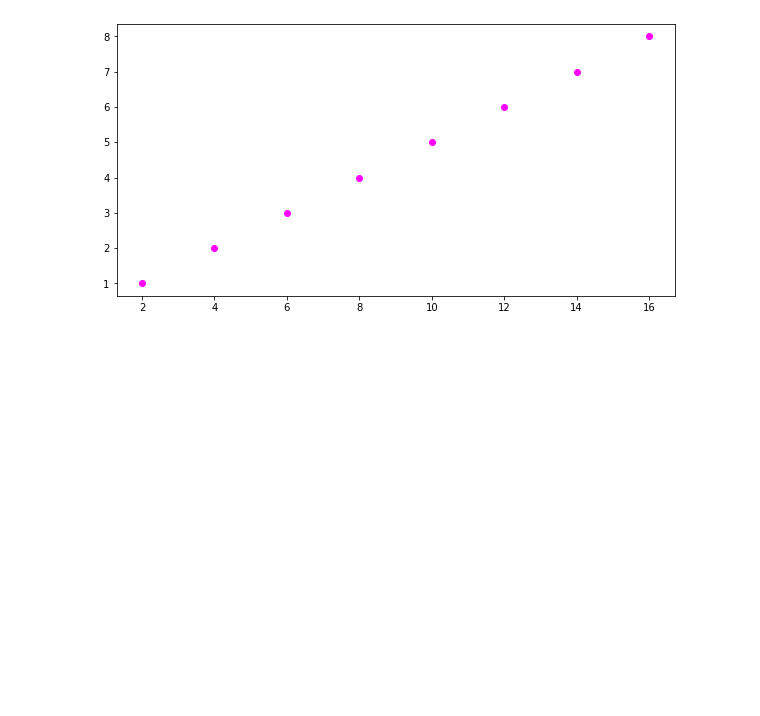
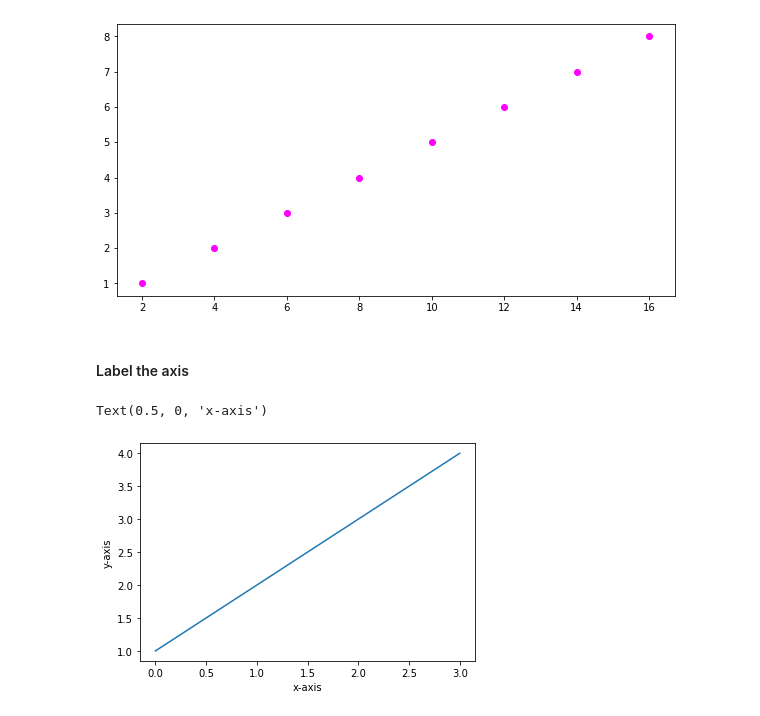
Before and after one commit to pwahane/tutorials, a Jupyter notebook: visualisation.ipynb, the cells around one changed output. Drawn from its saved outputs; the diff is of its cells as text; code cells hidden in the pictures; blank space fills up the shorter version.

```diff
--- a/visualisation.ipynb
+++ b/visualisation.ipynb
@@ -36,3 +36,12 @@ plt.scatter(x,y,c='magenta')
 # %% [output]
 <matplotlib.collections.PathCollection at 0x...>
 [figure]
+# %% [markdown]
+#### Label the axis
+# %%
+plt.plot([1,2,3,4])
+plt.ylabel('y-axis')
+plt.xlabel('x-axis')
+# %% [output]
+Text(0.5, 0, 'x-axis')
+[figure, added]
```
Also changed, not shown: parts of 2 cells of this notebook, 1 other file.
